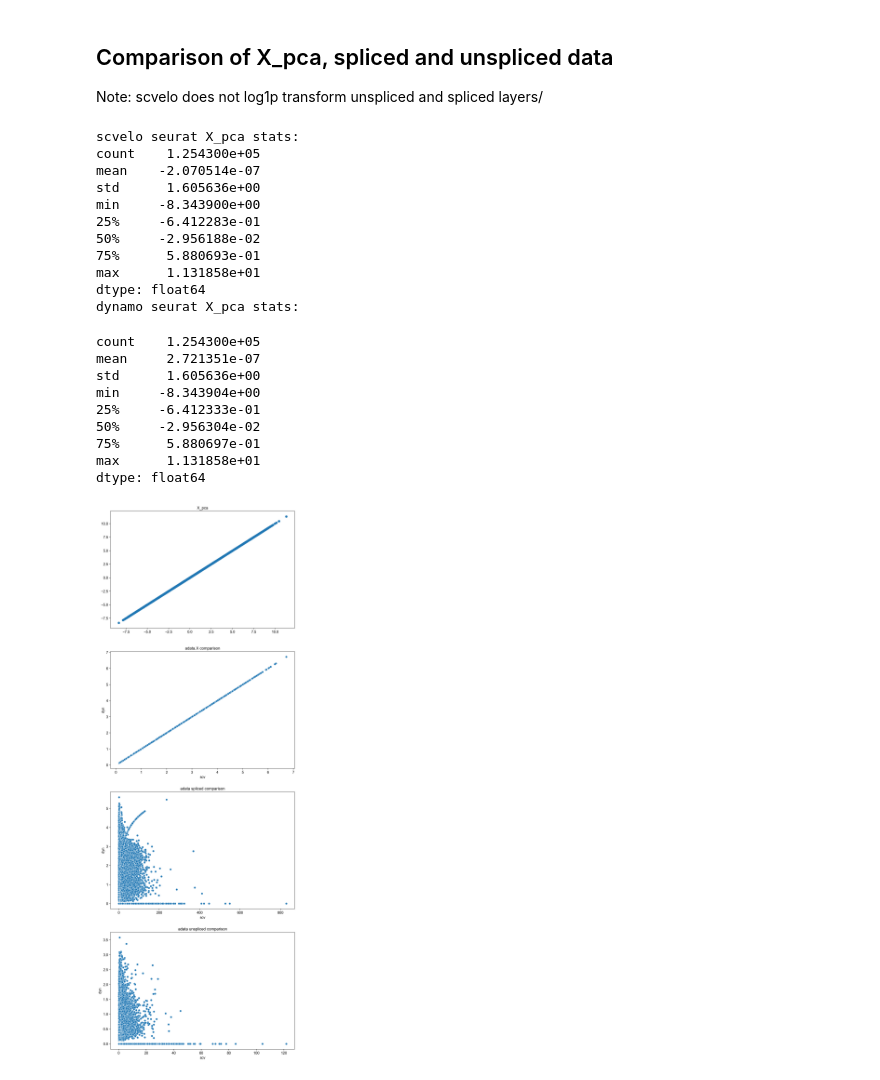
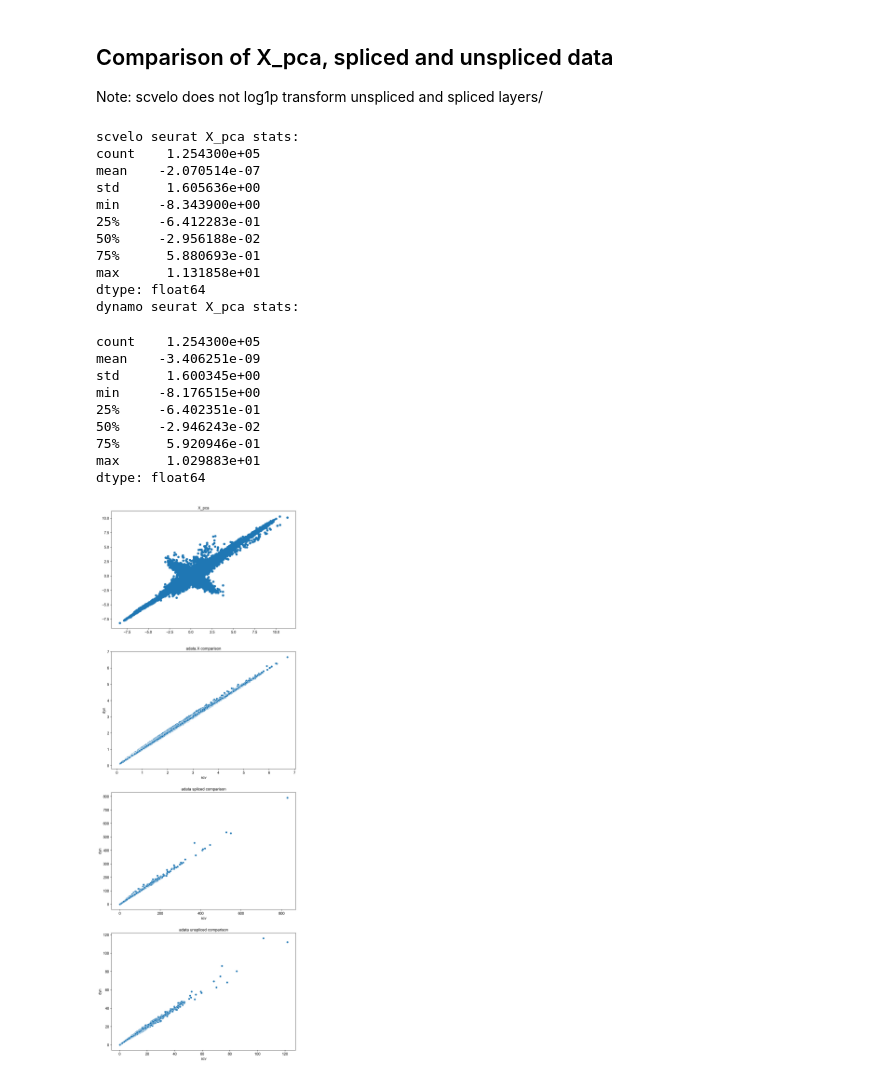
Before and after one commit to aristoteleo/dynamo-notebooks, a Jupyter notebook: normalization/scvelo-zebrafish-benchmark.ipynb, the cells around one changed output. Cells and saved outputs as stored; diff of their text form; code cells hidden in the pictures.

```diff
--- a/normalization/scvelo-zebrafish-benchmark.ipynb
+++ b/normalization/scvelo-zebrafish-benchmark.ipynb
@@ -99,3 +155,10 @@ computing neighbors
 computing moments based on connectivities
     finished (0:00:00) --> added
     'Ms' and 'Mu', moments of un/spliced abundances (adata.layers)
+# %%
+dyn_pca_genes = set(dyn_adata.var_names[dyn_adata.var["use_for_pca"]])
+print(len(set(adata.var_names).intersection(dyn_pca_genes)))
+print(len(set(adata.var_names).difference(dyn_pca_genes)))
+print(len(set(dyn_pca_genes).difference(set(adata.var_names))))
+print(len(dyn_pca_genes))
+print(adata.n_vars)
@@ -139,44 +247,45 @@ axes[0].scatter(adata.obsm[key].flatten(), dyn_adata.obsm[key].flatten())#, titl
 axes[0].set_title(key)
 # plot_scatter_sparse(adata.layers["spliced"], dyn_adata.layers["spliced"], ax=axes[1])
 # plot_scatter_sparse(adata.layers["unspliced"], dyn_adata.layers["unspliced"], ax=axes[2])
-use_for_pca = dyn_adata.var[DKM.VAR_USE_FOR_PCA]
-plot_scatter_sparse(adata.X, dyn_adata.X[:, use_for_pca], ax=axes[1])
+# use_for_pca = dyn_adata.var[DKM.VAR_USE_FOR_PCA]
+use_for_pca = list(set(adata.var_names).intersection(dyn_pca_genes))
+plot_scatter_sparse(adata[:, use_for_pca].X, dyn_adata[:, use_for_pca].X, ax=axes[1])
 axes[1].set_title("adata.X comparison")
 axes[1].set_xlabel("scv")
 axes[1].set_ylabel("dyn")
 
-plot_scatter_sparse(adata.layers["spliced"], dyn_adata.layers["spliced"], ax=axes[2])
+plot_scatter_sparse(adata[:, use_for_pca].layers["spliced"], dyn_adata[:, use_for_pca].layers["X_spliced"], ax=axes[2])
 axes[2].set_title("adata spliced comparison")
 axes[2].set_xlabel("scv")
 axes[2].set_ylabel("dyn")
-plot_scatter_sparse(adata.layers["unspliced"], dyn_adata.layers["unspliced"], ax=axes[3])
+plot_scatter_sparse(adata[:, use_for_pca].layers["unspliced"], dyn_adata[:, use_for_pca].layers["X_unspliced"], ax=axes[3])
 axes[3].set_title("adata unspliced comparison")
 axes[3].set_xlabel("scv")
 axes[3].set_ylabel("dyn")
 
 print("scvelo seurat X_pca stats:")
 print(pd.Series(adata.obsm["X_pca"].flatten()).describe())
 print("dynamo seurat X_pca stats:")
 pd.Series(dyn_adata.obsm["X_pca"].flatten()).describe()
 # %% [output]
 scvelo seurat X_pca stats:
 count    1.254300e+05
 mean    -2.070514e-07
 std      1.605636e+00
 min     -8.343900e+00
 25%     -6.412283e-01
 50%     -2.956188e-02
 75%      5.880693e-01
 max      1.131858e+01
 dtype: float64
 dynamo seurat X_pca stats:
 count    1.254300e+05
-mean     2.721351e-07
-std      1.605636e+00
-min     -8.343904e+00
-25%     -6.412333e-01
-50%     -2.956304e-02
-75%      5.880697e-01
-max      1.131858e+01
+mean    -3.406251e-09
+std      1.600345e+00
+min     -8.176515e+00
+25%     -6.402351e-01
+50%     -2.946243e-02
+75%      5.920946e-01
+max      1.029883e+01
 dtype: float64
-[figure, old version]
+[figure, new version]
```
Also changed, not shown: parts of 14 cells of this notebook.
